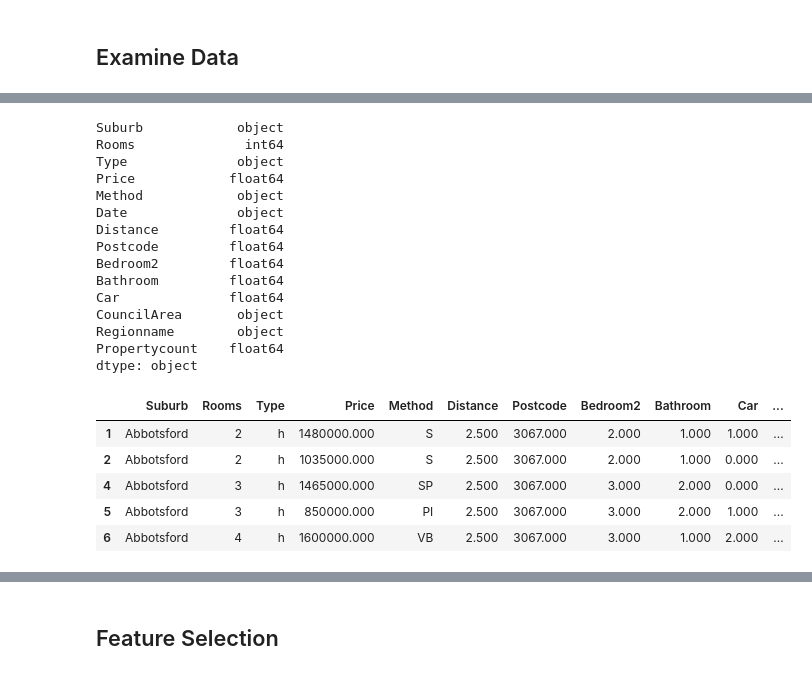
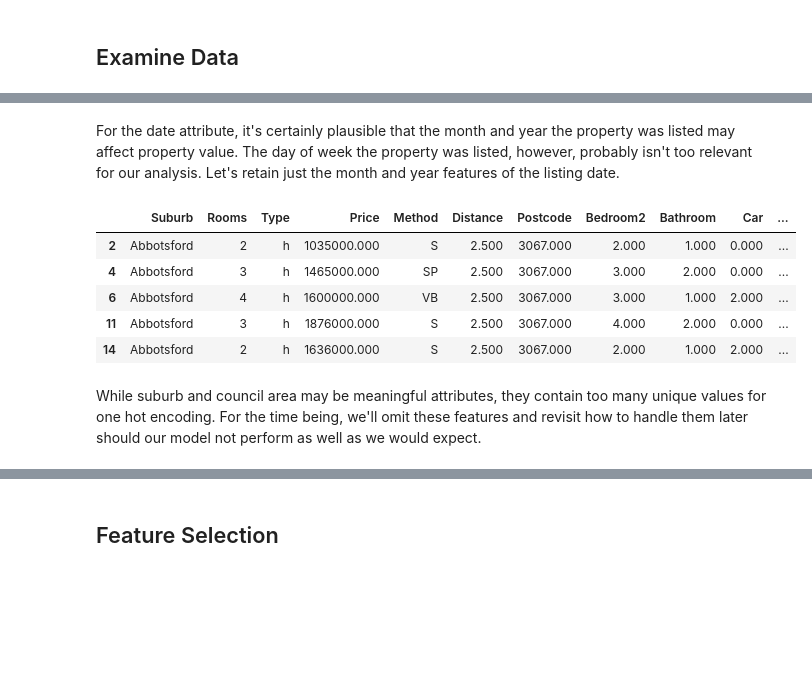
Before and after one commit to wliao1/Data-Science, a Jupyter notebook: Supervised Learning/Use Cases/Housing Price Prediction/Predicting+Housing+Prices.ipynb, the cells around one changed output, grey strips where cells are left out. Cells and saved outputs as stored; diff of their text form; code cells hidden in the pictures; blank space fills up the shorter version.

```diff
--- a/Supervised Learning/Use Cases/Housing Price Prediction/Predicting+Housing+Prices.ipynb
+++ b/Supervised Learning/Use Cases/Housing Price Prediction/Predicting+Housing+Prices.ipynb
@@ -57,7 +65,7 @@ Propertycount        3
 dtype: int64
 # %%
 # Review missing columns with significant missing values
-df.drop(['Landsize','BuildingArea','YearBuilt','Lattitude','Longtitude','Address','SellerG'],axis=1,inplace=True)
+df.drop(['Lattitude','Longtitude','Address','SellerG'],axis=1,inplace=True)
 # %%
 df = df[np.isfinite(df['Price'])]
 # %%
@@ -82,35 +83,21 @@ df.head()
-# %%
-# Review data types
-df.dtypes
-# %% [output]
-Suburb            object
-Rooms              int64
-Type              object
-Price            float64
-Method            object
-Date              object
-Distance         float64
-Postcode         float64
-Bedroom2         float64
-Bathroom         float64
-Car              float64
-CouncilArea       object
-Regionname        object
-Propertycount    float64
-dtype: object
+# %% [markdown]
+For the date attribute, it's certainly plausible that the month and year the property was listed may affect property value. The day of week the property was listed, however, probably isn't too relevant for our analysis. Let's retain just the month and year features of the listing date.
 # %%
 # Date feature may be useful in the model, convert data attribute using Datetimeindex
 df["Date"] = pd.to_datetime(df["Date"])
 df["Month"] = pd.DatetimeIndex(df["Date"]).month
+df["Year"] = pd.DatetimeIndex(df["Date"]).year
 df.drop(["Date"],axis=1,inplace=True)
 df.head()
 # %% [output]
 |  | Suburb | Rooms | Type | Price | Method | Distance | Postcode | Bedroom2 | Bathroom | Car | ... |
-| 1 | Abbotsford | 2 | h | 1480000.000 | S | 2.500 | 3067.000 | 2.000 | 1.000 | 1.000 | ... |
 | 2 | Abbotsford | 2 | h | 1035000.000 | S | 2.500 | 3067.000 | 2.000 | 1.000 | 0.000 | ... |
 | 4 | Abbotsford | 3 | h | 1465000.000 | SP | 2.500 | 3067.000 | 3.000 | 2.000 | 0.000 | ... |
-| 5 | Abbotsford | 3 | h | 850000.000 | PI | 2.500 | 3067.000 | 3.000 | 2.000 | 1.000 | ... |
 | 6 | Abbotsford | 4 | h | 1600000.000 | VB | 2.500 | 3067.000 | 3.000 | 1.000 | 2.000 | ... |
+| 11 | Abbotsford | 3 | h | 1876000.000 | S | 2.500 | 3067.000 | 4.000 | 2.000 | 0.000 | ... |
+| 14 | Abbotsford | 2 | h | 1636000.000 | S | 2.500 | 3067.000 | 2.000 | 1.000 | 2.000 | ... |
+# %% [markdown]
+While suburb and council area may be meaningful attributes, they contain too many unique values for one hot encoding. For the time being, we'll omit these features and revisit how to handle them later should our model not perform as well as we would expect.
 # %%
 # Drop categorical features with significant unique values
 df.drop(['Suburb','CouncilArea'],axis=1,inplace=True)
```
Also changed, not shown: parts of 22 cells of this notebook.
